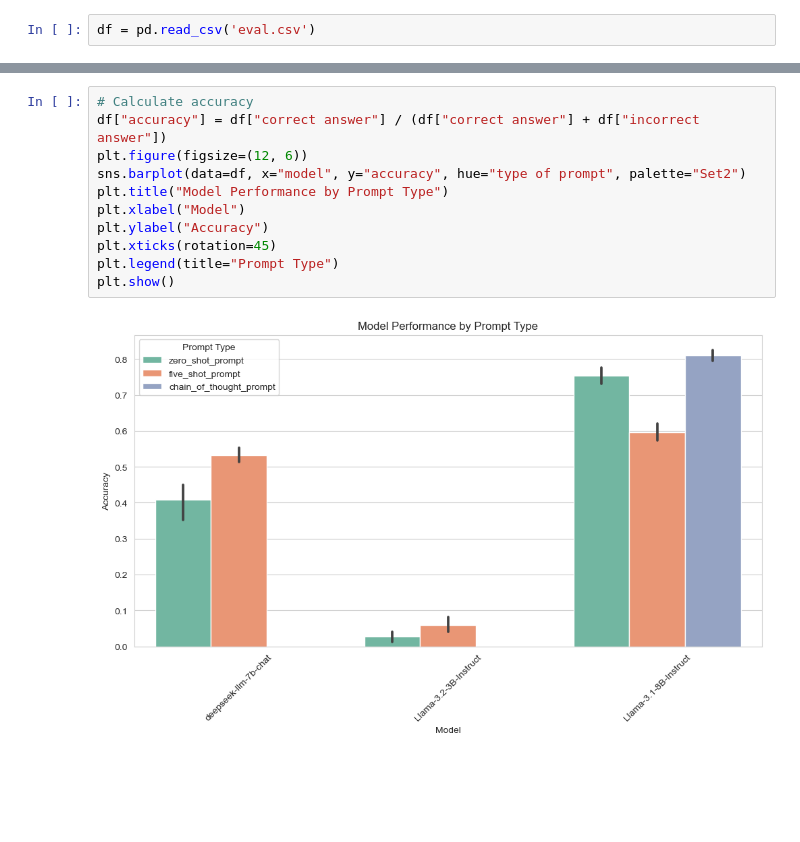
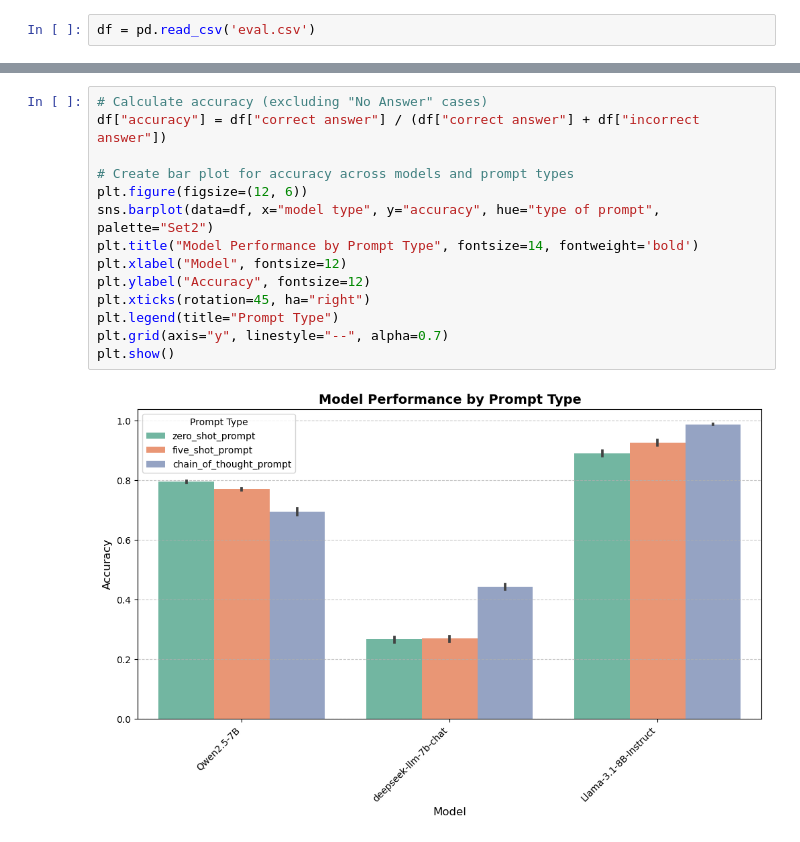
Before and after one commit to GauriNM30/CPSC5830-Group2, a Jupyter notebook: evaulation/visualizations/plots.ipynb, the cells around one changed output, grey strips where cells are left out. Saved outputs shown, nothing was run; the diff lists cells and outputs as text; blank space fills up the shorter version.

Commit message:
added visualizations

```diff
--- a/evaulation/visualizations/plots.ipynb
+++ b/evaulation/visualizations/plots.ipynb
@@ -58,13 +72,16 @@ plt.show()
 # %%
-# Calculate accuracy
+# Calculate accuracy (excluding "No Answer" cases)
 df["accuracy"] = df["correct answer"] / (df["correct answer"] + df["incorrect answer"])
+
+# Create bar plot for accuracy across models and prompt types
 plt.figure(figsize=(12, 6))
-sns.barplot(data=df, x="model", y="accuracy", hue="type of prompt", palette="Set2")
-plt.title("Model Performance by Prompt Type")
-plt.xlabel("Model")
-plt.ylabel("Accuracy")
-plt.xticks(rotation=45)
+sns.barplot(data=df, x="model type", y="accuracy", hue="type of prompt", palette="Set2")
+plt.title("Model Performance by Prompt Type", fontsize=14, fontweight='bold')
+plt.xlabel("Model", fontsize=12)
+plt.ylabel("Accuracy", fontsize=12)
+plt.xticks(rotation=45, ha="right")
 plt.legend(title="Prompt Type")
+plt.grid(axis="y", linestyle="--", alpha=0.7)
 plt.show()
 # %% [output]
-[figure, old version]
+[figure, new version]
```
Also changed, not shown: parts of 2 cells of this notebook, 4 other files.
